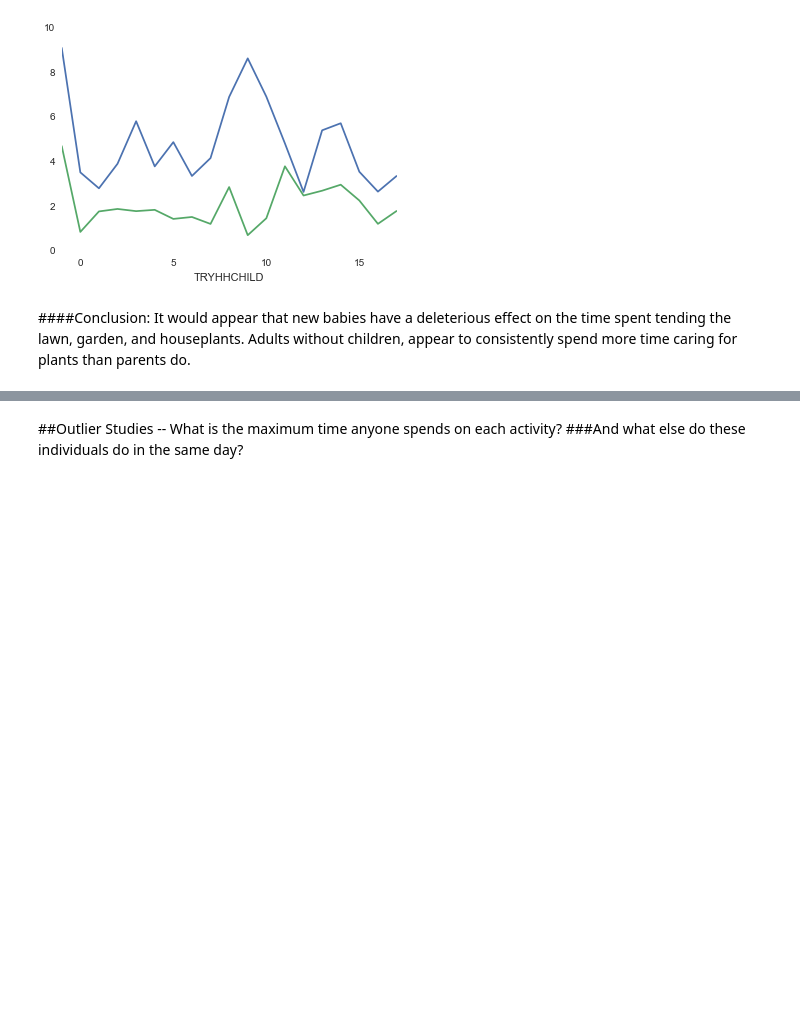
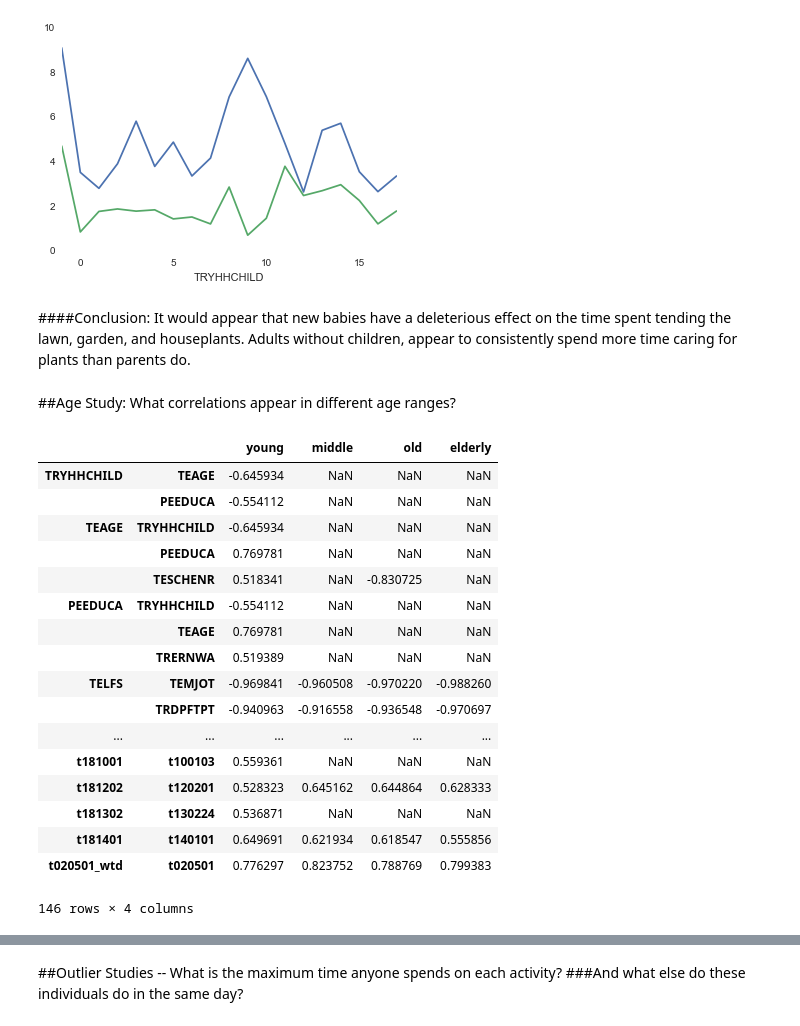
Before and after one commit to tiyd-python-2015-05/atus-analysis, a Jupyter notebook: ATUS_Analysis.ipynb, the cells around one changed output, grey strips where cells are left out. Drawn from its saved outputs; the diff is of its cells as text; code cells hidden in the pictures; blank space fills up the shorter version.

Commit message:
Add age range correlation analysis

```diff
--- a/ATUS_Analysis.ipynb
+++ b/ATUS_Analysis.ipynb
@@ -571,3 +571,38 @@ See the the caveats in the documentation: http://pandas.pydata.org/pandas-docs/s
 [figure]
 # %% [markdown]
 ####Conclusion: It would appear that new babies have a deleterious effect on the time spent tending the lawn, garden, and houseplants.  Adults without children, appear to consistently spend more time caring for plants than parents do.
+# %% [markdown]
+##Age Study: What correlations appear in different age ranges?
+# %%
+# Define Age Groups:  <=25, <=40, <=65, >65
+a = summary
+age_df = pd.DataFrame()
+young = summary.TEAGE <= 25
+middle = (summary.TEAGE <= 40) & ~young
+elderly = summary.TEAGE > 65
+old = (summary.TEAGE > 40) & ~elderly
+#summary[elderly].TEAGE.head()
+for i, age_group in enumerate([young, middle, old, elderly]):
+    age_string = ['young', 'middle', 'old', 'elderly']
+    corr_series = a[age_group].corr().stack()
+    age_df[age_string[i]] = corr_series[(corr_series.map(math.fabs) >= 0.5) & (corr_series != 1.0)]
+age_df
+# %% [output]
+|  |  | young | middle | old | elderly |
+| TRYHHCHILD | TEAGE | -0.645934 | NaN | NaN | NaN |
+|  | PEEDUCA | -0.554112 | NaN | NaN | NaN |
+| TEAGE | TRYHHCHILD | -0.645934 | NaN | NaN | NaN |
+|  | PEEDUCA | 0.769781 | NaN | NaN | NaN |
+|  | TESCHENR | 0.518341 | NaN | -0.830725 | NaN |
+| PEEDUCA | TRYHHCHILD | -0.554112 | NaN | NaN | NaN |
+|  | TEAGE | 0.769781 | NaN | NaN | NaN |
+|  | TRERNWA | 0.519389 | NaN | NaN | NaN |
+| TELFS | TEMJOT | -0.969841 | -0.960508 | -0.970220 | -0.988260 |
+|  | TRDPFTPT | -0.940963 | -0.916558 | -0.936548 | -0.970697 |
+| ... | ... | ... | ... | ... | ... |
+| t181001 | t100103 | 0.559361 | NaN | NaN | NaN |
+| t181202 | t120201 | 0.528323 | 0.645162 | 0.644864 | 0.628333 |
+| t181302 | t130224 | 0.536871 | NaN | NaN | NaN |
+| t181401 | t140101 | 0.649691 | 0.621934 | 0.618547 | 0.555856 |
+| t020501_wtd | t020501 | 0.776297 | 0.823752 | 0.788769 | 0.799383 |
+146 rows × 4 columns
```
Also changed, not shown: parts of 2 cells of this notebook.
